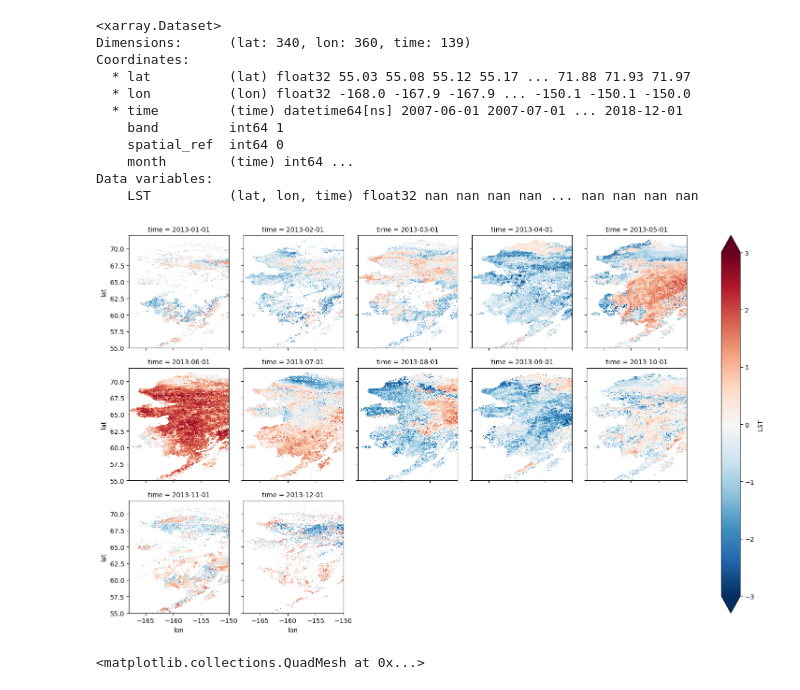
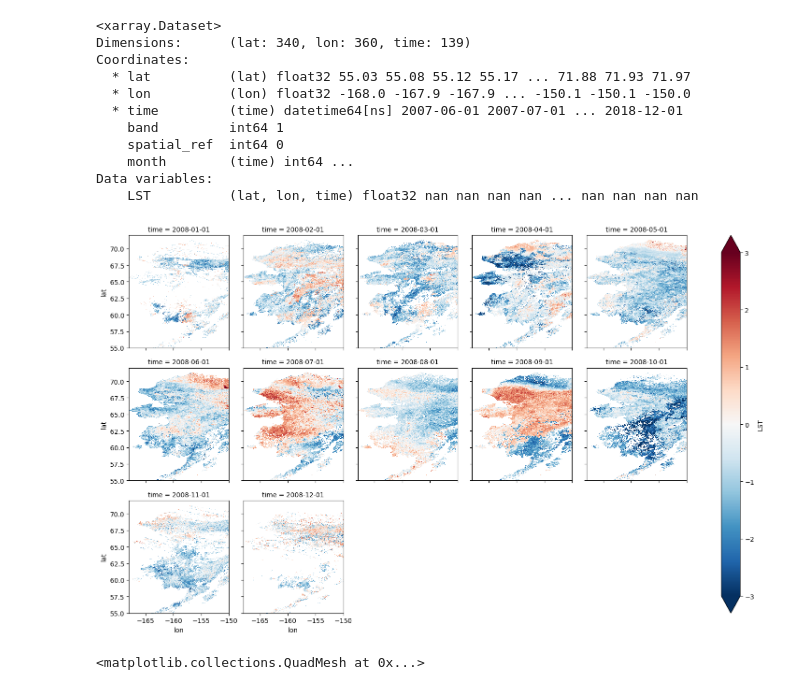
Before and after one commit to soniajdupuis/PhD_analysis, a Jupyter notebook: Paper_3_Analysis/anomaly_cubes/analysis_metop_max_anoms.ipynb, the cells around one changed output. Cells and saved outputs as stored; diff of their text form; code cells hidden in the pictures.

```diff
--- a/Paper_3_Analysis/anomaly_cubes/analysis_metop_max_anoms.ipynb
+++ b/Paper_3_Analysis/anomaly_cubes/analysis_metop_max_anoms.ipynb
@@ -38,9 +38,9 @@ Coordinates:
 Data variables:
     LST          (lat, lon, time) float32 nan nan nan nan ... nan nan nan nan
 # %%
-subset['LST'].sel(lat=slice(55,72), lon=slice(-168,-150), time=slice('2013-01','2013-12')).plot(x="lon", y="lat", col="time", col_wrap=5, vmax=3);
+subset['LST'].sel(lat=slice(55,72), lon=slice(-168,-150), time=slice('2008-01','2008-12')).plot(x="lon", y="lat", col="time", col_wrap=5, vmax=3);
 # %% [output]
-[figure, old version]
+[figure, new version]
 # %%
 # swath line issues ? in earlier satellites ? cannot work with monthly max data ? do that based on observation time ?
 # %%
```
Also changed, not shown: 13 other files.
